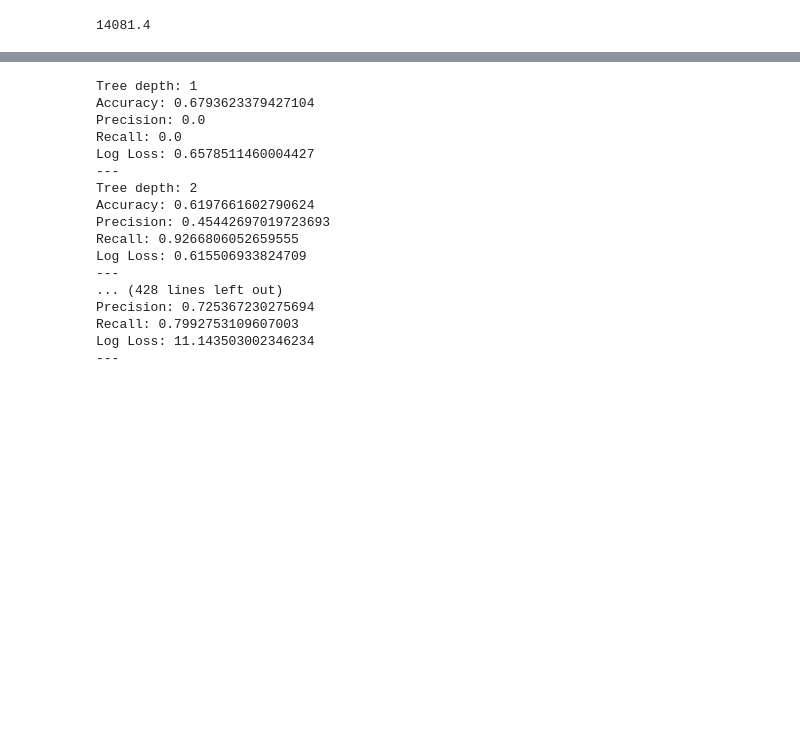
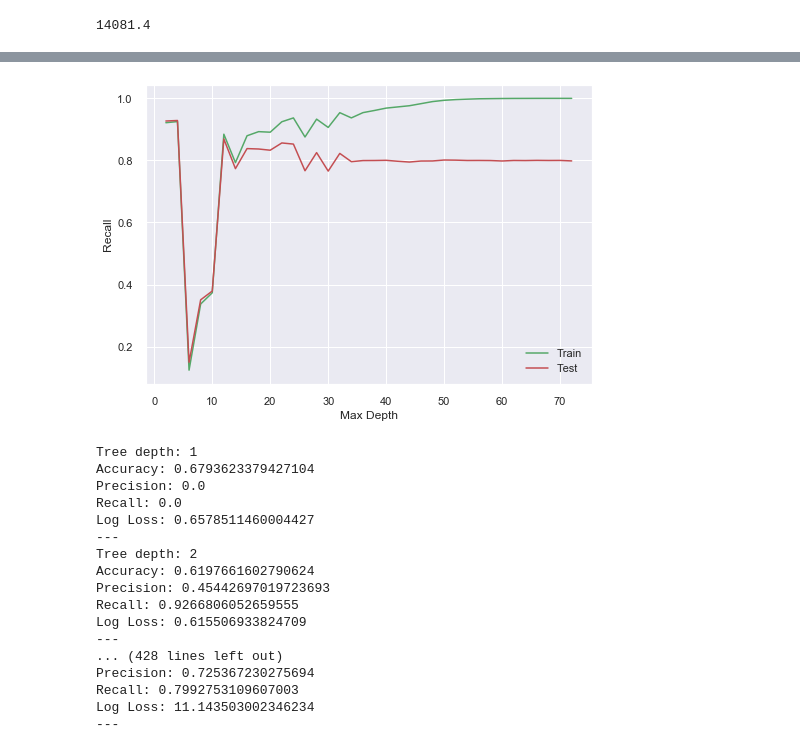
Before and after one commit to jbcroom/DS7331ProjectRepo, a Jupyter notebook: Project2/AR_Proj2_DT.ipynb, the cells around one changed output, grey strips where cells are left out. Saved outputs shown, nothing was run; the diff lists cells and outputs as text; code cells hidden in the pictures; blank space fills up the shorter version.

```diff
--- a/Project2/AR_Proj2_DT.ipynb
+++ b/Project2/AR_Proj2_DT.ipynb
@@ -225,3 +227,6 @@ dt_clf = DecisionTreeClassifier(criterion='entropy', max_depth=None,
                                 max_features=None,
                                 max_leaf_nodes=None,
                                random_state=123)
+# %%
+max_depths = np.arange(2,74,step=2)
+max_depths
@@ -228,3 +315,16 @@ dt_clf = DecisionTreeClassifier(criterion='entropy', max_depth=None,
+# %%
+# fig = plt.figure()
+
+plt.plot(max_depths, train_rec_results, 'g', label="Train")
+plt.plot(max_depths, rec_results, 'r', label="Test")
+
+plt.legend()
+
+plt.ylabel("Recall")
+plt.xlabel("Max Depth")
+plt.show()
+# %% [output]
+[figure, added]
 # %%
 # see results in 20200229 Varying Tree Depths.txt
 
```
Also changed, not shown: parts of 3 cells of this notebook.
